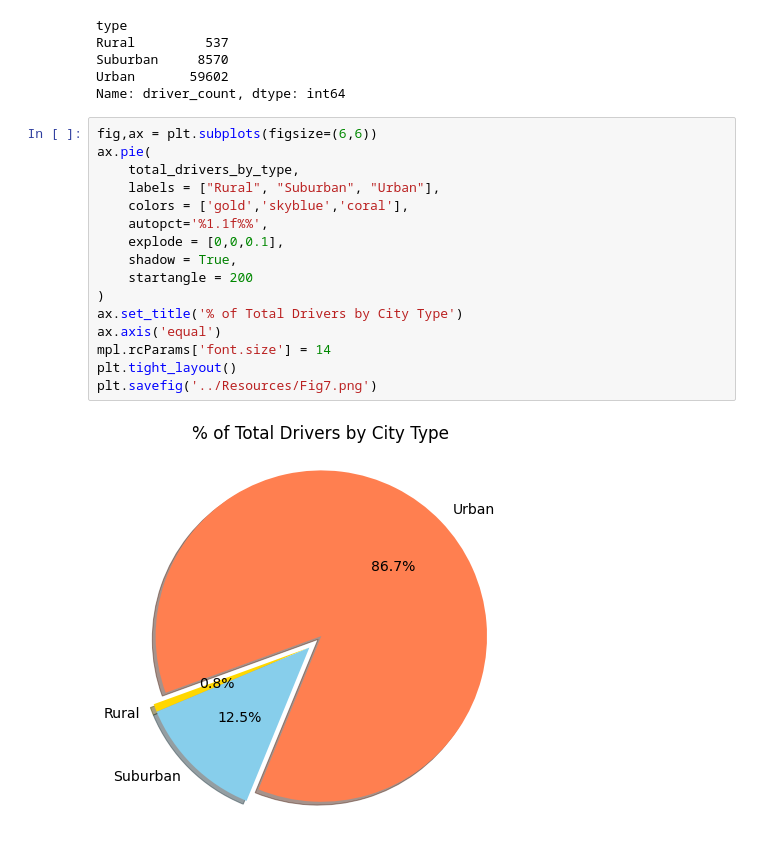
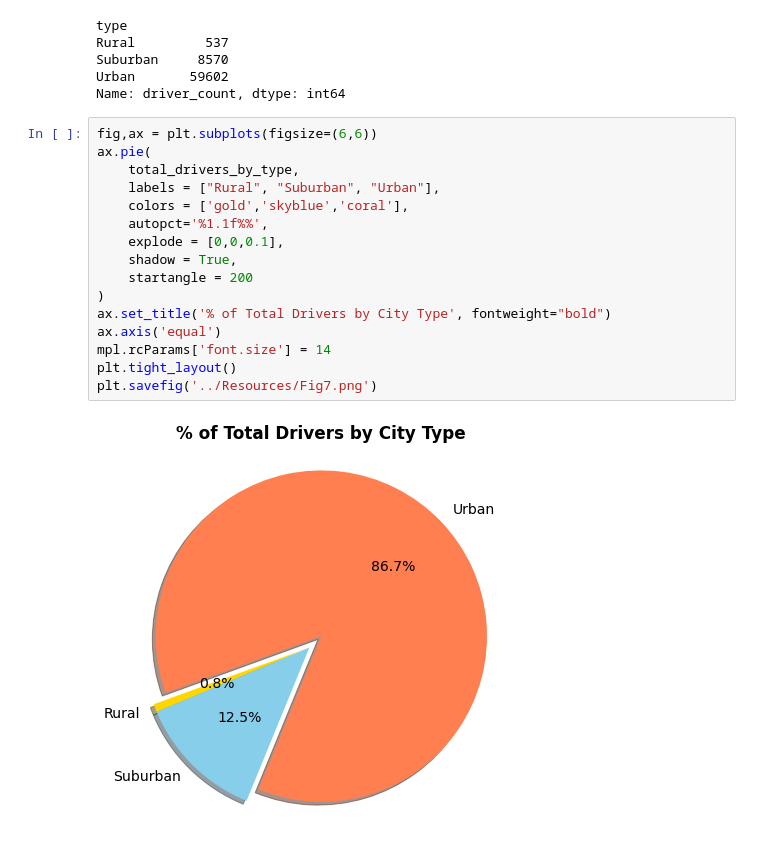
Before and after one commit to yazhcodes/PyBer_Analysis, a Jupyter notebook: Course Work/PyBer.ipynb, the cells around one changed output. Drawn from its saved outputs; the diff is of its cells as text.

```diff
--- a/Course Work/PyBer.ipynb
+++ b/Course Work/PyBer.ipynb
@@ -555,18 +555,18 @@ Name: driver_count, dtype: int64
 # %%
 fig,ax = plt.subplots(figsize=(6,6))
 ax.pie(
     total_drivers_by_type,
     labels = ["Rural", "Suburban", "Urban"],
     colors = ['gold','skyblue','coral'],
     autopct='%1.1f%%',
     explode = [0,0,0.1],
     shadow = True,
     startangle = 200
 )
-ax.set_title('% of Total Drivers by City Type')
+ax.set_title('% of Total Drivers by City Type', fontweight="bold")
 ax.axis('equal')
 mpl.rcParams['font.size'] = 14
 plt.tight_layout()
 plt.savefig('../Resources/Fig7.png')
 # %% [output]
-[figure, old version]
+[figure, new version]
```
Also changed, not shown: parts of 2 cells of this notebook.
